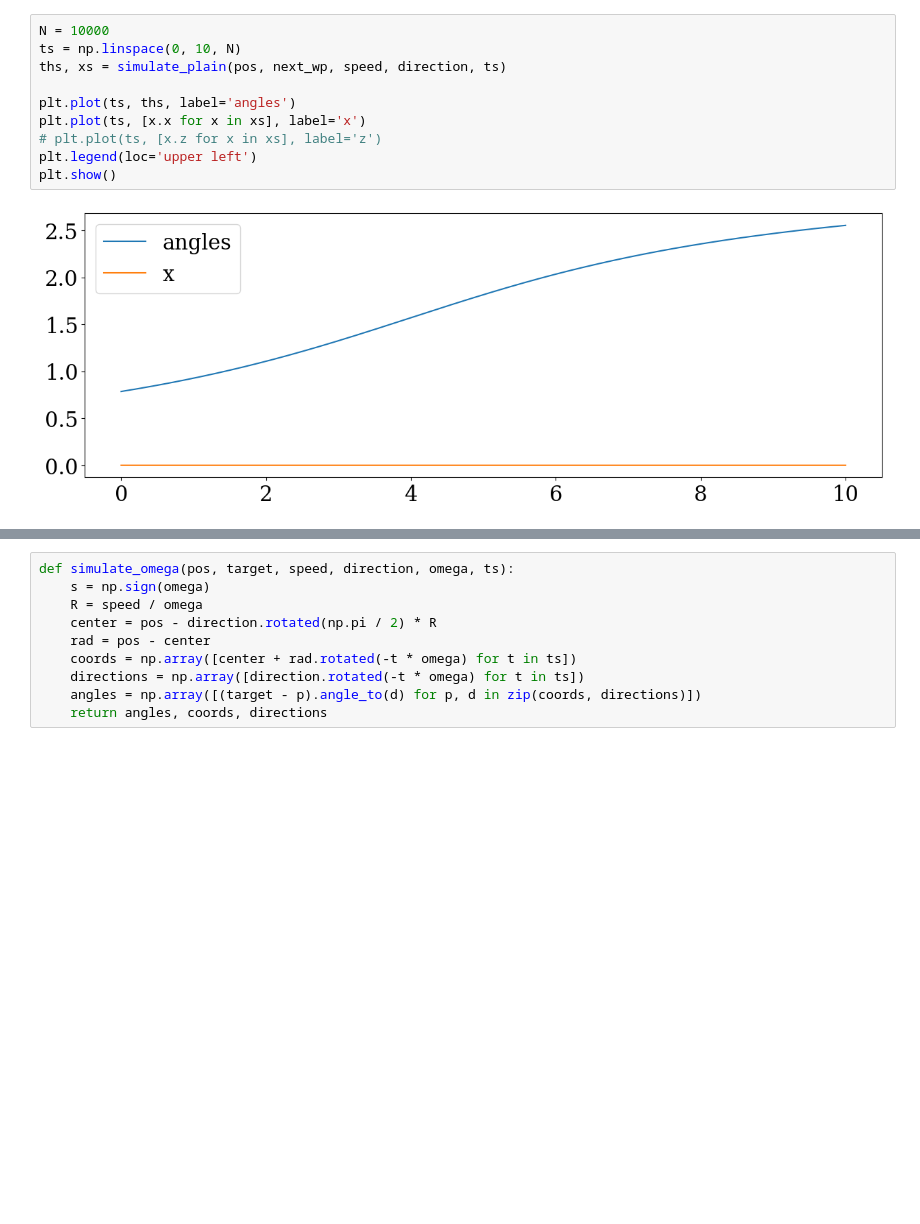
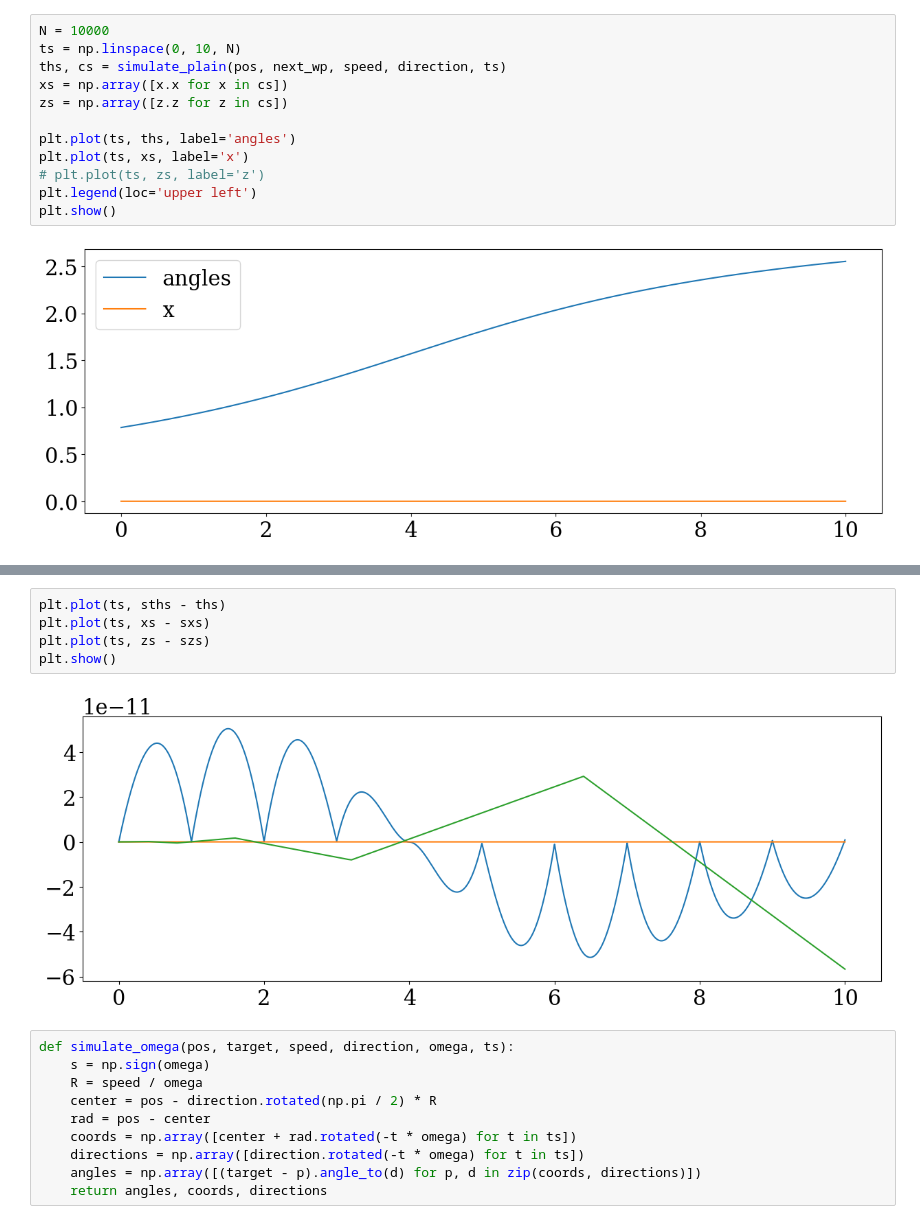
Before and after one commit to TirelessRock/3D-nav-research, a Jupyter notebook: ship-movement-simulation-lab.ipynb, the cells around one changed output, grey strips where cells are left out. Drawn from its saved outputs; the diff is of its cells as text; blank space fills up the shorter version.

```diff
--- a/ship-movement-simulation-lab.ipynb
+++ b/ship-movement-simulation-lab.ipynb
@@ -93,11 +106,13 @@ def simulate_plain(pos, target, speed, direction, ts):
 # %%
 N = 10000
 ts = np.linspace(0, 10, N)
-ths, xs = simulate_plain(pos, next_wp, speed, direction, ts)
+ths, cs = simulate_plain(pos, next_wp, speed, direction, ts)
+xs = np.array([x.x for x in cs])
+zs = np.array([z.z for z in cs])
 
 plt.plot(ts, ths, label='angles')
-plt.plot(ts, [x.x for x in xs], label='x')
-# plt.plot(ts, [x.z for x in xs], label='z')
+plt.plot(ts, xs, label='x')
+# plt.plot(ts, zs, label='z')
 plt.legend(loc='upper left')
 plt.show()
 # %% [output]
@@ -105,3 +134,10 @@ plt.show()
+# %%
+plt.plot(ts, sths - ths)
+plt.plot(ts, xs - sxs)
+plt.plot(ts, zs - szs)
+plt.show()
+# %% [output]
+[figure, added]
 # %%
 def simulate_omega(pos, target, speed, direction, omega, ts):
     s = np.sign(omega)
```
Also changed, not shown: parts of 6 cells of this notebook, 6 other files.
